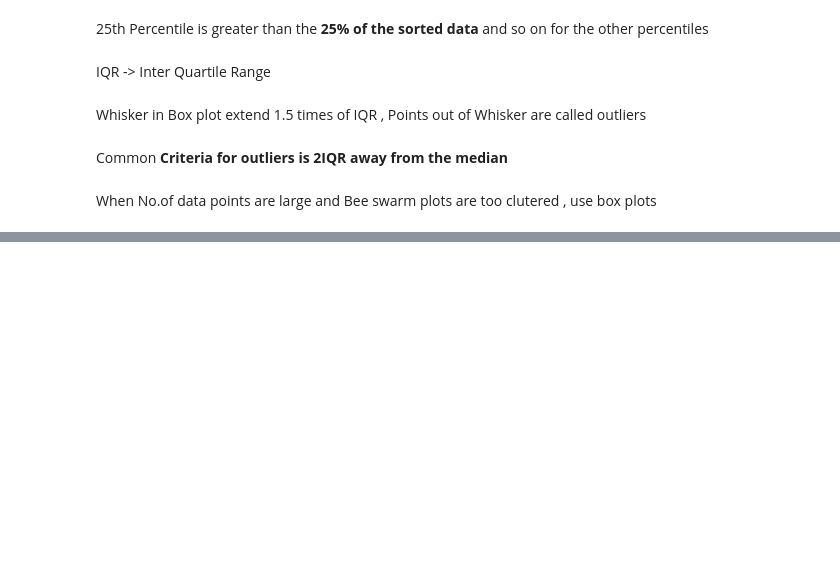
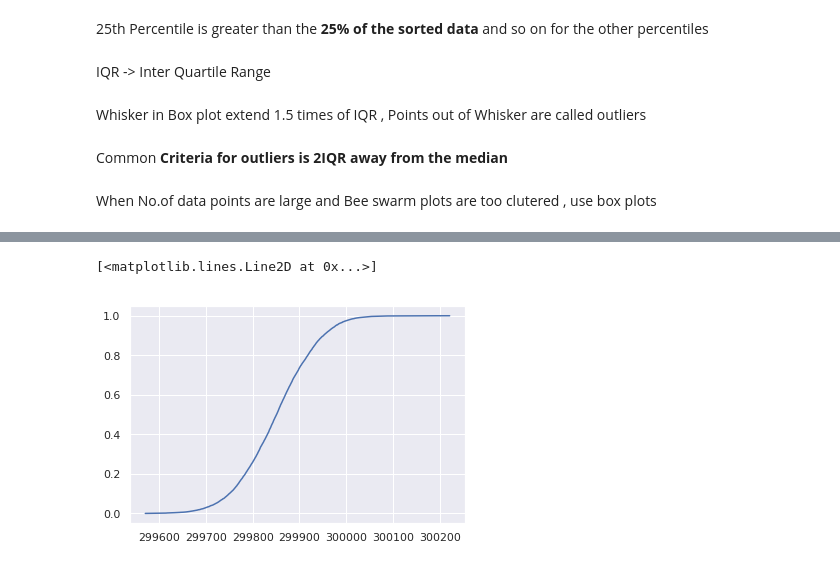
Before and after one commit to TheMLEngineer/DataCamp, a Jupyter notebook: StudyReference/Statistical Thinking in Python (Part 1)/Statistical Thinking in Python (Part 1).ipynb, the cells around one changed output, grey strips where cells are left out. Saved outputs shown, nothing was run; the diff lists cells and outputs as text; code cells hidden in the pictures; blank space fills up the shorter version.

```diff
--- a/StudyReference/Statistical Thinking in Python (Part 1)/Statistical Thinking in Python (Part 1).ipynb
+++ b/StudyReference/Statistical Thinking in Python (Part 1)/Statistical Thinking in Python (Part 1).ipynb
@@ -121,0 +337,4 @@ When No.of data points are large and Bee swarm plots are too clutered , use box
+# %%
+std = np.std(df_light['velocity of light in air (km/s)'])
+# %%
+samples = np.random.normal(mean , std , size = 10000)
@@ -121,0 +343,9 @@ When No.of data points are large and Bee swarm plots are too clutered , use box
+# %%
+x_theor , y_theor = ecdf(samples)
+# %%
+sns.set()
+# %%
+plt.plot(x_theor , y_theor)
+# %% [output]
+[<matplotlib.lines.Line2D at 0x...>]
+[figure, added]
```
Also changed, not shown: parts of 69 cells of this notebook.
